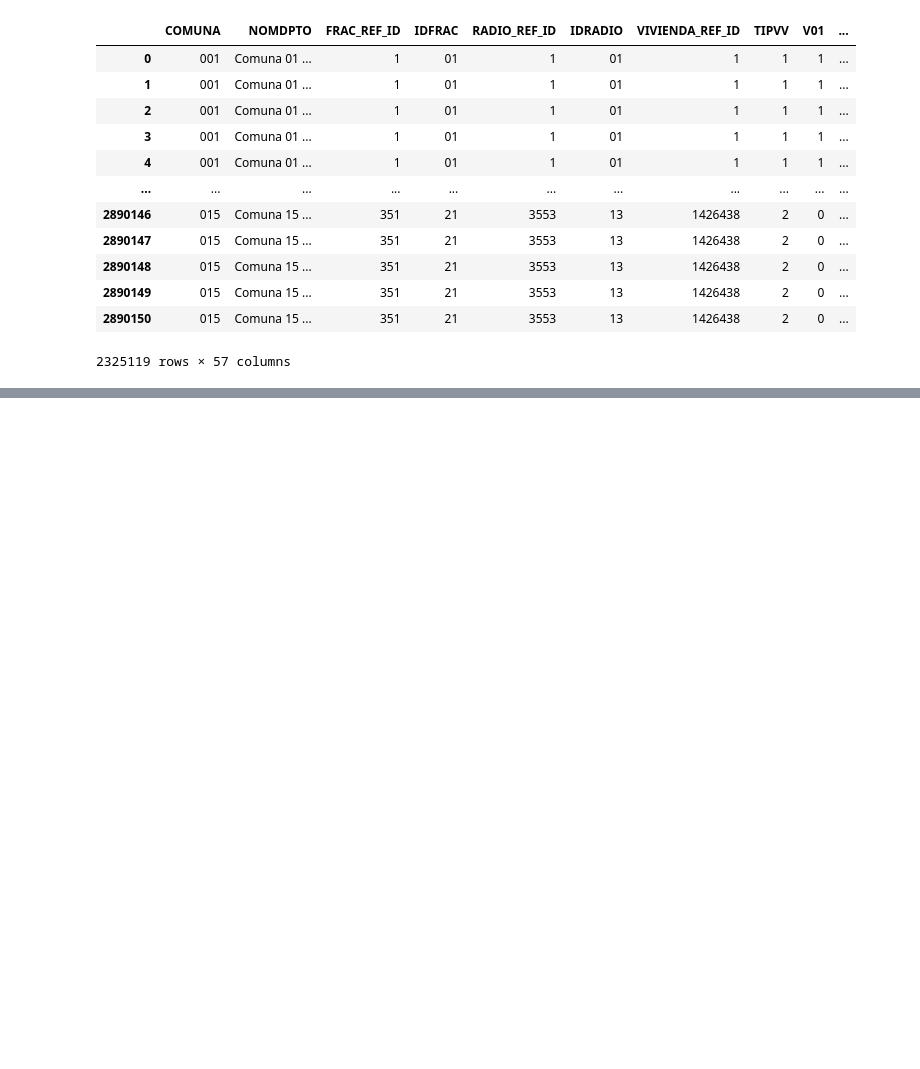
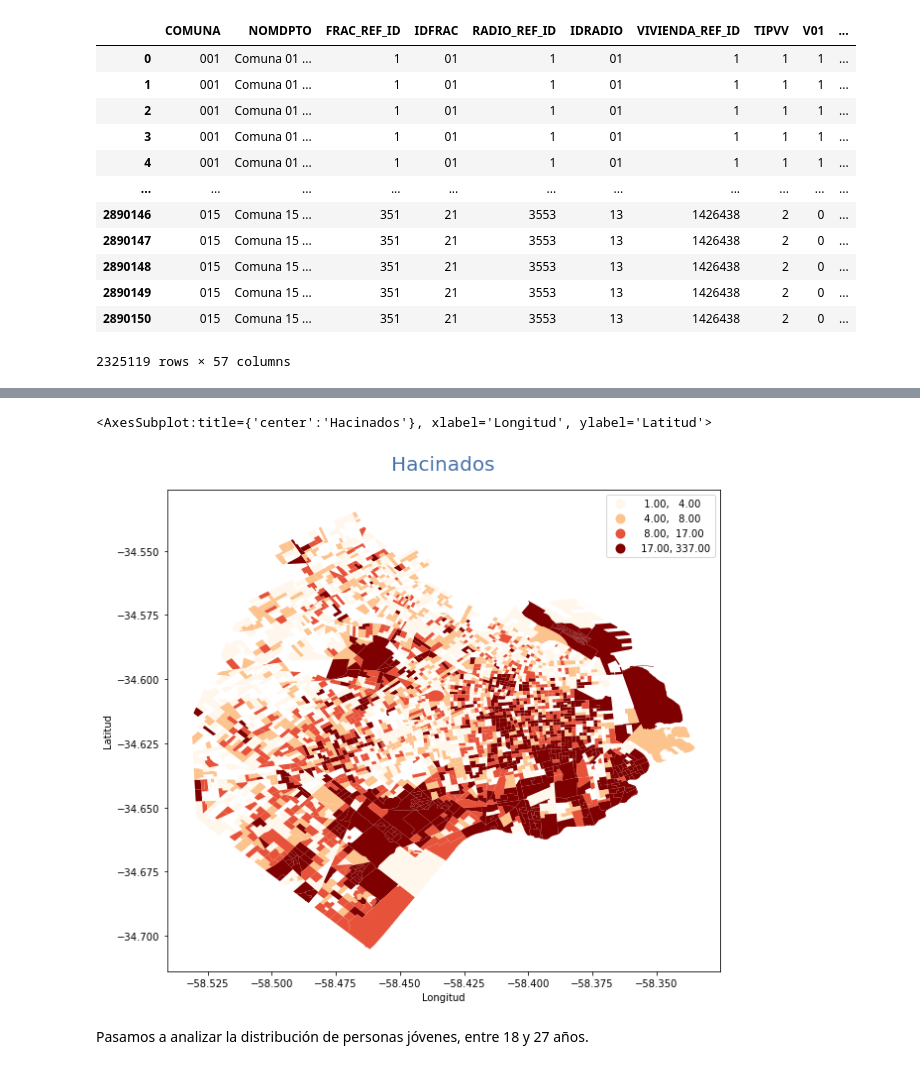
Before and after one commit to miller862/GRUPO_GANADOR, a Jupyter notebook: Informe 1.ipynb, the cells around one changed output, grey strips where cells are left out. Saved outputs shown, nothing was run; the diff lists cells and outputs as text; code cells hidden in the pictures; blank space fills up the shorter version.

```diff
--- a/Informe 1.ipynb
+++ b/Informe 1.ipynb
@@ -503,0 +656,25 @@ uni_radio_shp.plot(column='P09', cmap='viridis',scheme='quantiles',legend=True,
+# %%
+hacinado_ = votantes.loc[:,"INDHAC"] == 6
+hacinados = votantes[hacinado_]
+hacinados
+
+
+hacinados = hacinados.loc[:,["INDHAC", "RADIO"]]
+hacinados
+
+# %%
+hacinados = hacinados.groupby(["RADIO"]).count()
+hacinados
+# %%
+hacinados.reset_index(inplace= True)
+hacinados
+
+# %%
+hacinados = pd.merge(hacinados, totpersxradio, on = "RADIO", how = "inner")
+hacinados
+
+# %%
+hacinados["% sobre totpers x radio"] = hacinados.apply(
+    (lambda x: (x["INDHAC"] + 0.0) / x["TOTPERS"] * 100), axis=1
+)
+hacinados
@@ -503,0 +695,19 @@ uni_radio_shp.plot(column='P09', cmap='viridis',scheme='quantiles',legend=True,
+# %%
+# %%
+hac_radio_shp = pd.merge(radios_shp,hacinados, on="RADIO", how="inner")
+hac_radio_shp
+
+fig, ax = plt.subplots(figsize=(10, 10))
+
+# Control del título y los ejes
+ax.set_title('Hacinados',
+             pad = 20,
+             fontdict={'fontsize':20, 'color': '#4873ab'})
+ax.set_xlabel('Longitud')
+ax.set_ylabel('Latitud')
+hac_radio_shp.plot(column='INDHAC', cmap='OrRd',scheme='quantiles', k = 4, legend=True, ax=ax, zorder=5)
+# %% [output]
+<AxesSubplot:title={'center':'Hacinados'}, xlabel='Longitud', ylabel='Latitud'>
+[figure, added]
+# %% [markdown]
+Pasamos a analizar la distribución de personas jóvenes, entre 18 y 27 años.
```
Also changed, not shown: parts of 21 cells of this notebook.
